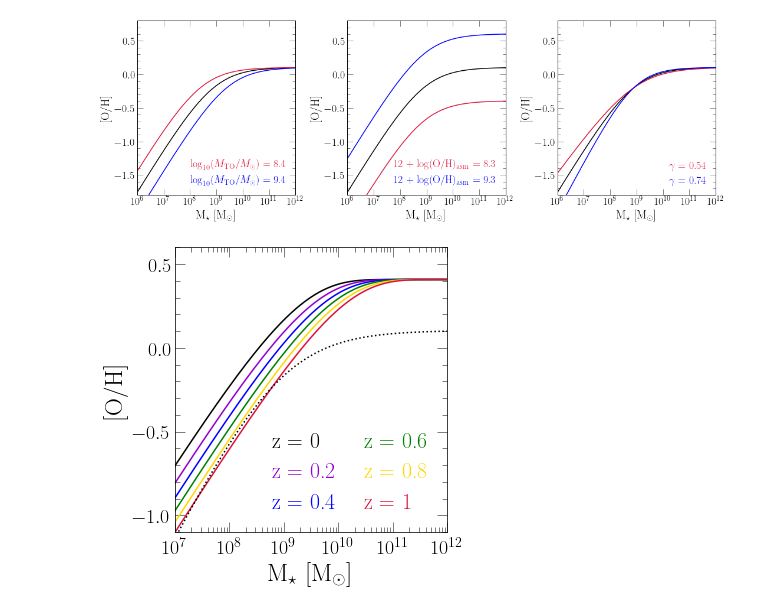
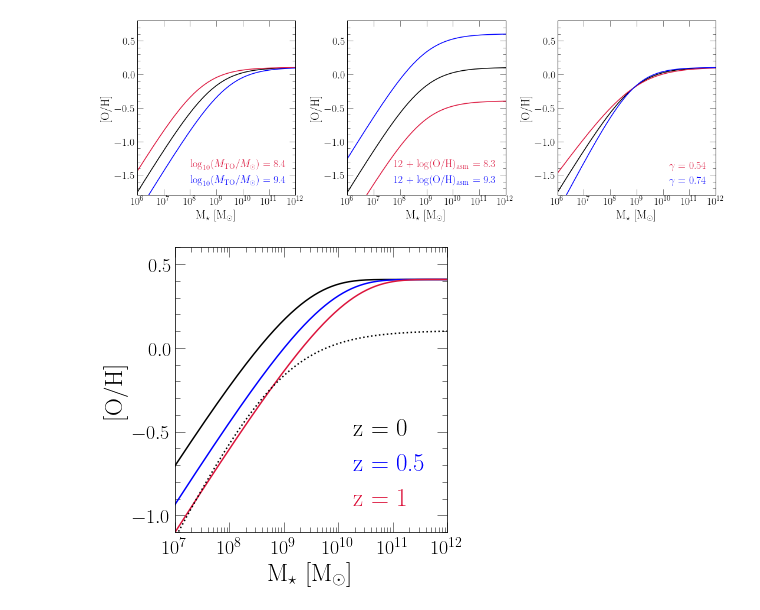
Before and after one commit to giganano/iarates, a Jupyter notebook: notebooks/mzr.ipynb, the cells around one changed output. Drawn from its saved outputs; the diff is of its cells as text; code cells hidden in the pictures.

```diff
--- a/notebooks/mzr.ipynb
+++ b/notebooks/mzr.ipynb
@@ -101,45 +101,51 @@ ax.xaxis.set_minor_locator(FixedLocator(minorticks))
 ax.tick_params(labelsize = 20)
 ax.tick_params(axis = "x", pad = 7)
 
-redshifts = [0, 0.2, 0.4, 0.6, 0.8, 1.0]
+# redshifts = [0, 0.2, 0.4, 0.6, 0.8, 1.0]
+# colors = {
+#     0: "black",
+#     0.2: "darkviolet",
+#     0.4: "blue",
+#     0.6: "green",
+#     0.8: "gold",
+#     1.0: "crimson"
+# }
+redshifts = [0, 0.5, 1]
 colors = {
     0: "black",
-    0.2: "darkviolet",
-    0.4: "blue",
-    0.6: "green",
-    0.8: "gold",
-    1.0: "crimson"
+    0.5: "blue",
+    1: "crimson"
 }
 masses = np.logspace(7, 12, 1001)
 for z in redshifts:
     kwargs = {
         "c": named_colors()[colors[z]],
         "label": "z = %g" % (z)
     }
     yvals = [zahid2014(_, z) for _ in masses]
     ax.plot(masses, yvals, **kwargs)
 kwargs = {
     "c": named_colors()["black"],
     "linestyle": ":"
 }
 yvals = [am2013(_) for _ in masses]
 ax.plot(masses, yvals, **kwargs)
 
 kwargs = {
     "loc": mpl_loc("lower right"),
     "handlelength": 0,
-    "fontsize": 22,
-    "ncol": 2,
+    "fontsize": 25,
+    "ncol": 1,
     "columnspacing": 1
 }
 leg = ax.legend(**kwargs)
 fancy_legend(leg, [colors[z] for z in redshifts])
 
 plt.tight_layout()
 for ext in ["pdf", "jpeg"]:
     kwargs = {}
     if ext == "jpeg": kwargs["dpi"] = 200
     plt.savefig("../paper/mzr.%s" % (ext), **kwargs)
 plt.show()
 # %% [output]
-[figure, old version]
+[figure, new version]
```
Also changed, not shown: 22 other files.
